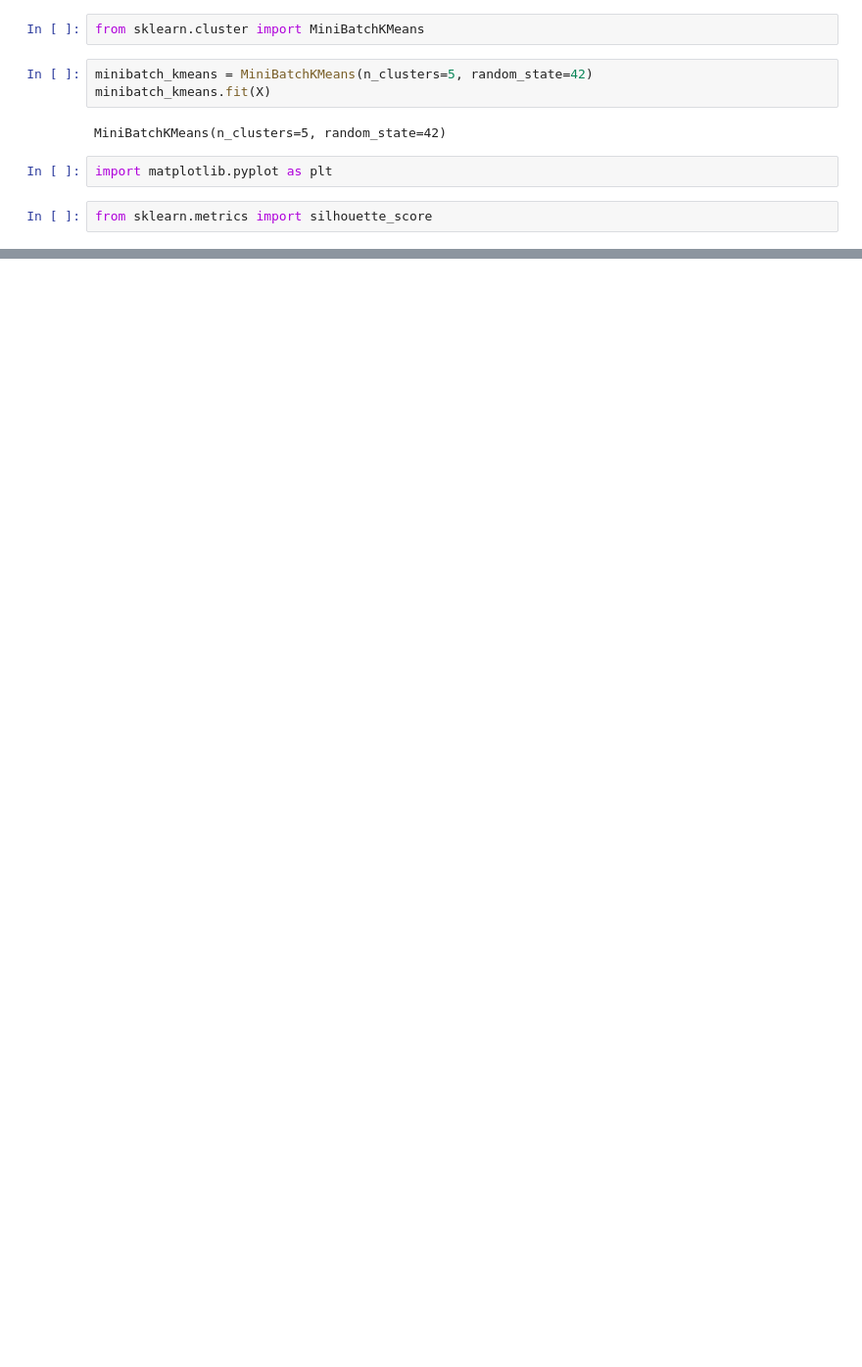
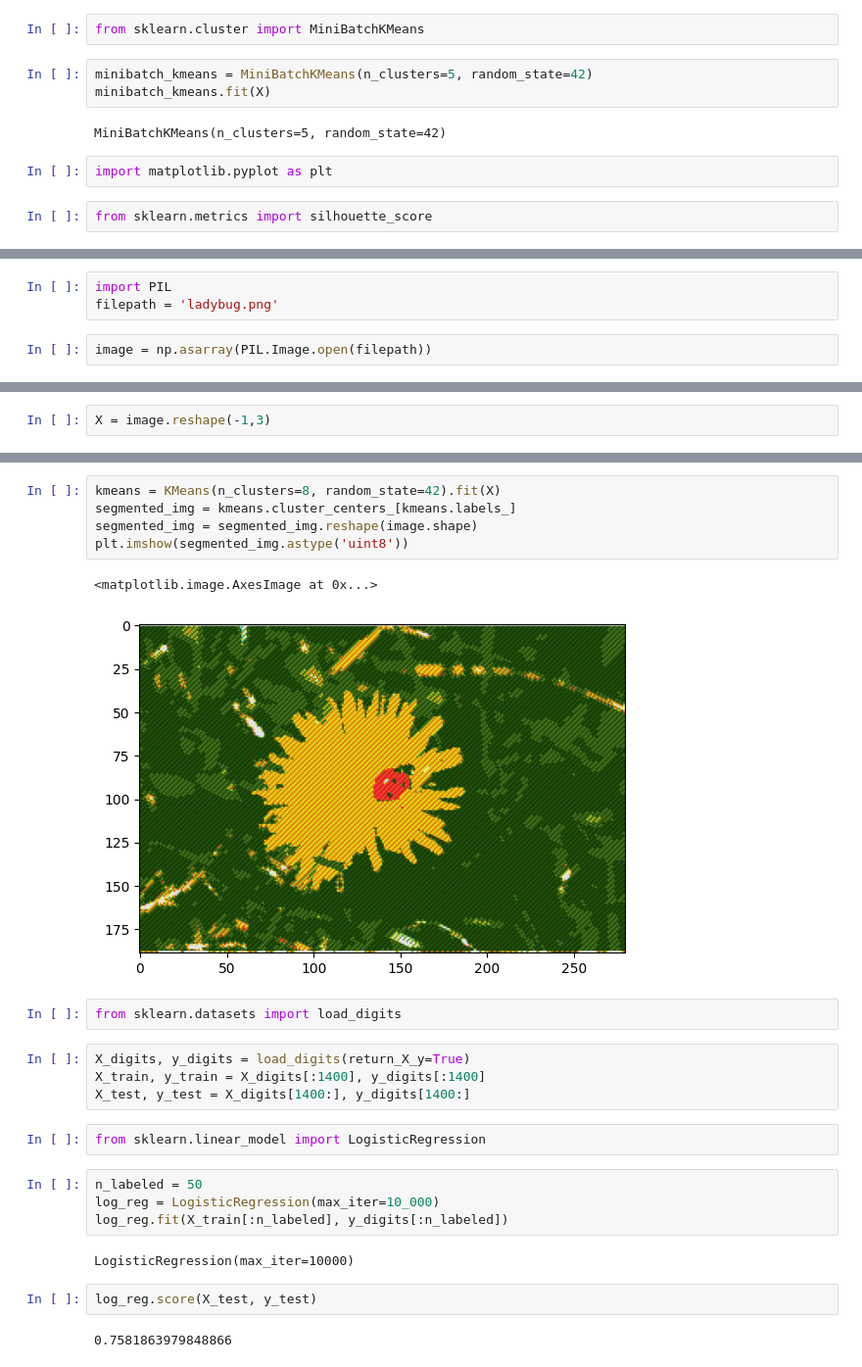
Before and after one commit to loganmoser/Hands_On_Machine_Learning, a Jupyter notebook: Chapter 9/Chapter 9.ipynb, the cells around one changed output, grey strips where cells are left out. Shown at 98% size. Drawn from its saved outputs; the diff is of its cells as text; blank space fills up the shorter version.

```diff
--- a/Chapter 9/Chapter 9.ipynb
+++ b/Chapter 9/Chapter 9.ipynb
@@ -78,0 +79,5 @@ silhouette_score(X, kmeans.labels_)
+# %%
+import PIL
+filepath = 'ladybug.png'
+# %%
+image = np.asarray(PIL.Image.open(filepath))
@@ -78,0 +88,2 @@ silhouette_score(X, kmeans.labels_)
+# %%
+X = image.reshape(-1,3)
@@ -78,0 +100,26 @@ silhouette_score(X, kmeans.labels_)
+# %%
+kmeans = KMeans(n_clusters=8, random_state=42).fit(X)
+segmented_img = kmeans.cluster_centers_[kmeans.labels_]
+segmented_img = segmented_img.reshape(image.shape)
+plt.imshow(segmented_img.astype('uint8'))
+# %% [output]
+<matplotlib.image.AxesImage at 0x...>
+[figure, added]
+# %%
+from sklearn.datasets import load_digits
+# %%
+X_digits, y_digits = load_digits(return_X_y=True)
+X_train, y_train = X_digits[:1400], y_digits[:1400]
+X_test, y_test = X_digits[1400:], y_digits[1400:]
+# %%
+from sklearn.linear_model import LogisticRegression
+# %%
+n_labeled = 50
+log_reg = LogisticRegression(max_iter=10_000)
+log_reg.fit(X_train[:n_labeled], y_digits[:n_labeled])
+# %% [output]
+LogisticRegression(max_iter=10000)
+# %%
+log_reg.score(X_test, y_test)
+# %% [output]
+0.7581863979848866
```
Also changed, not shown: parts of 102 cells of this notebook, 1 other file.
